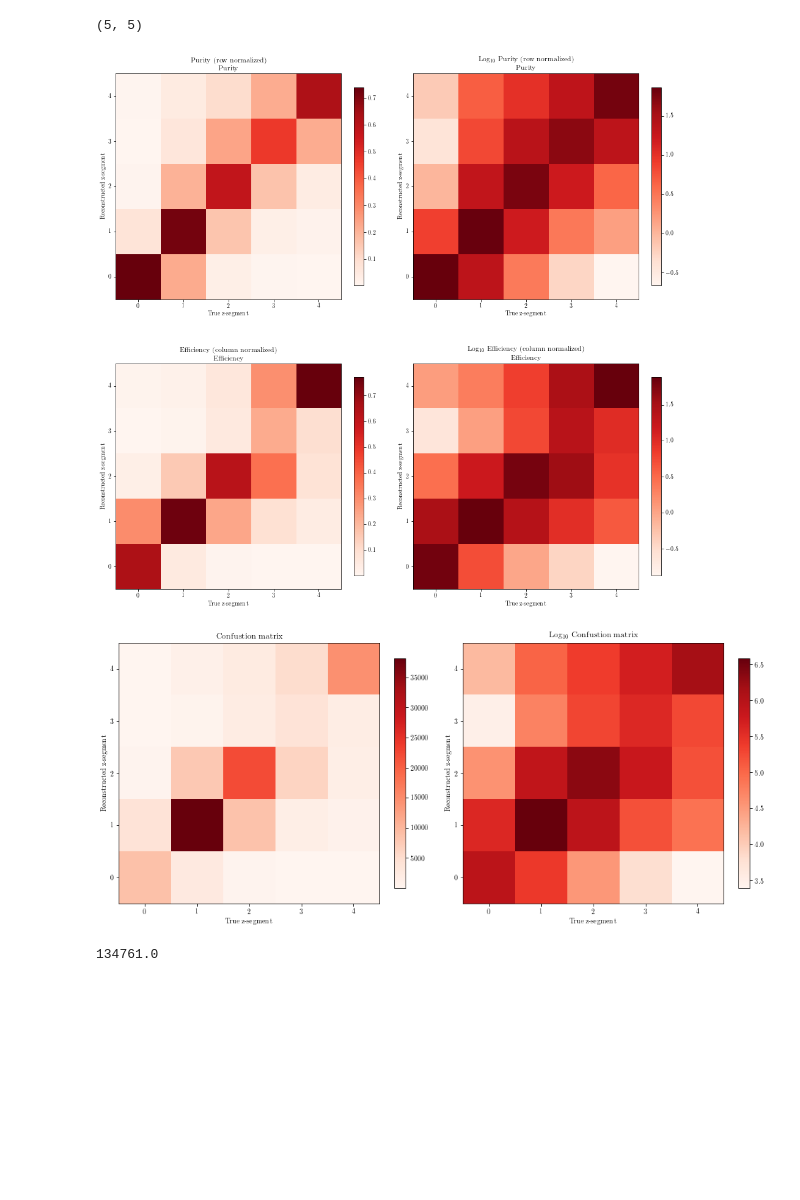
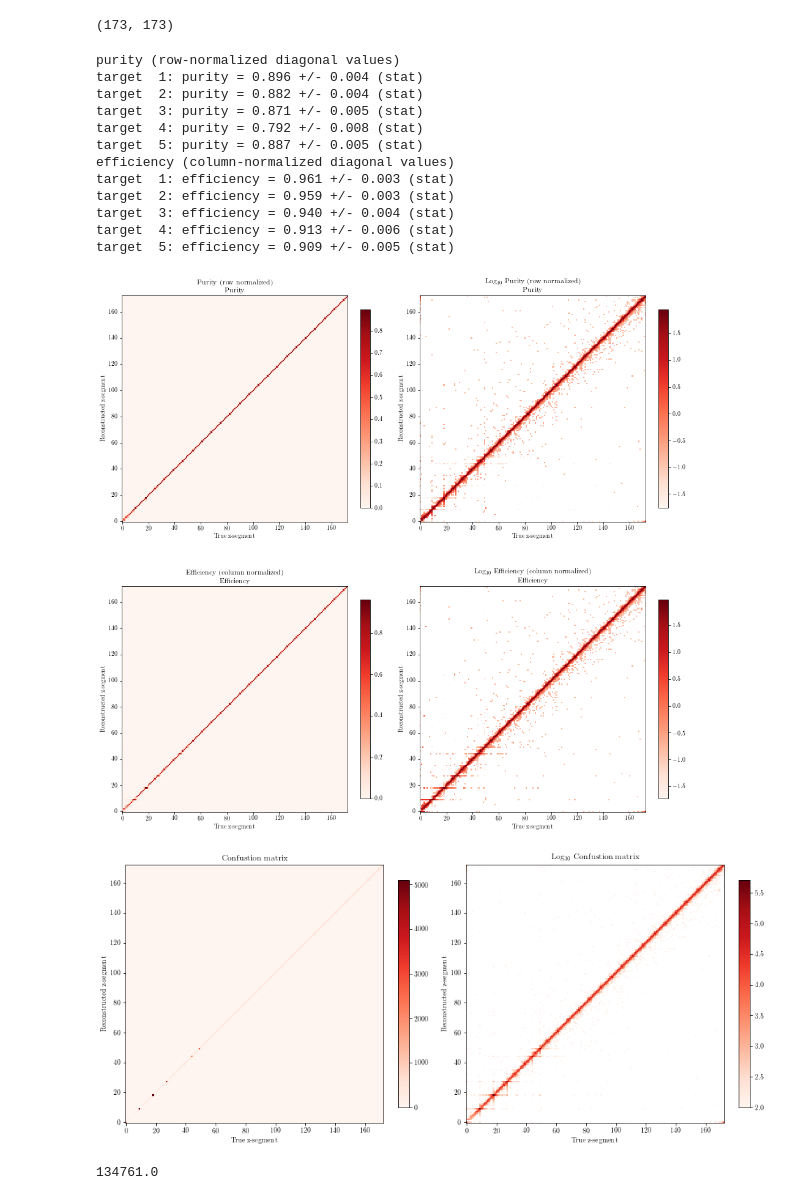
Before and after one commit to gnperdue/JupyterNotebooks, a Jupyter notebook: ANNMINERvA/confusion_matrices_viz.ipynb, the cells around one changed output. Saved outputs shown, nothing was run; the diff lists cells and outputs as text; code cells hidden in the pictures; blank space fills up the shorter version.

Commit message:
small changes to plotting functions

```diff
--- a/ANNMINERvA/confusion_matrices_viz.ipynb
+++ b/ANNMINERvA/confusion_matrices_viz.ipynb
@@ -140,7 +140,8 @@ def make_plots_rowcolnormonly(
     fig.savefig('confusion_matrices_rowcolnorm_{}.pdf'.format(plot_type), bbox_inches='tight')
 # %%
 npy_name = '/Users/perdue/Documents/MINERvA/AI/minerva_tf/models/201801'
-npy_name += '/20180208_n_hadmultmeas_nclass5_trainME1ABMC_validME1ABMC_testME1ABMC_optADAM_batchsz1024_nodoBatchNorm_tev'
+#npy_name += '/20180208_n_hadmultmeas_nclass5_trainME1ABMC_validME1ABMC_testME1ABMC_optADAM_batchsz1024_nodoBatchNorm_tev'
+npy_name += '/20180223_def_chngdpad_planecodes_nclass173_trainME1EMC_validME1EMC_testME1EMC_optADAM_batchsz1024_nodoBatchNorm_tev'
 npy_name += '/confusion_matrix.npy'
 
 arr = np.load(npy_name)
@@ -150,20 +151,32 @@ arr = np.load(npy_name)
 
 print(arr.shape)
 # %% [output]
-(5, 5)
+(173, 173)
 # %%
-#plot_type_base = 'confusion_matrix_trainA_testA_'
-plot_type_base = 'confusion_matrix_hadmult_trainAB_testAB_'
+#plot_type_base = 'confusion_matrix_hadmult_trainAB_testAB_'
+plot_type_base = 'confusion_matrix_vtxfndr_trainE_testA_'
 # %%
 plot_type = plot_type_base + str(arr.shape[0])
-make_plots_rowcolnormonly(arr, plot_type, print_targets=False)
+make_plots_rowcolnormonly(arr, plot_type, print_targets=True)
 # %% [output]
+purity (row-normalized diagonal values)
+target  1: purity = 0.896 +/- 0.004 (stat)
+target  2: purity = 0.882 +/- 0.004 (stat)
+target  3: purity = 0.871 +/- 0.005 (stat)
+target  4: purity = 0.792 +/- 0.008 (stat)
+target  5: purity = 0.887 +/- 0.005 (stat)
+efficiency (column-normalized diagonal values)
+target  1: efficiency = 0.961 +/- 0.003 (stat)
+target  2: efficiency = 0.959 +/- 0.003 (stat)
+target  3: efficiency = 0.940 +/- 0.004 (stat)
+target  4: efficiency = 0.913 +/- 0.006 (stat)
+target  5: efficiency = 0.909 +/- 0.005 (stat)
-[figure, old version]
+[figure, new version]
 # %%
 plot_type = plot_type_base + str(arr.shape[0])
 make_plots_raw(arr, plot_type)
 # %% [output]
-[figure, old version]
+[figure, new version]
 # %%
 np.sum(arr)
 # %% [output]
```
Also changed, not shown: 4 other files.
